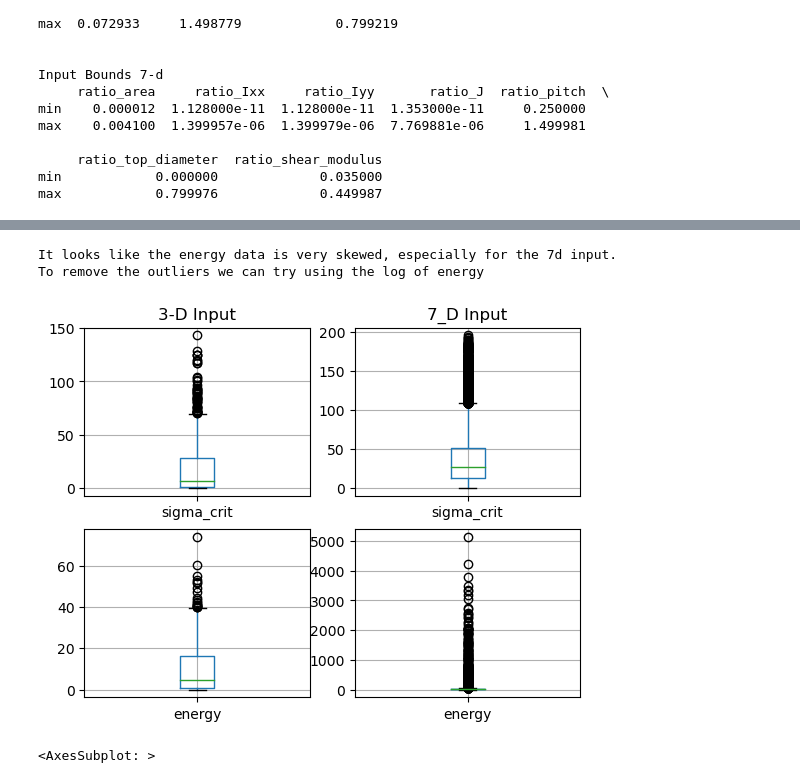
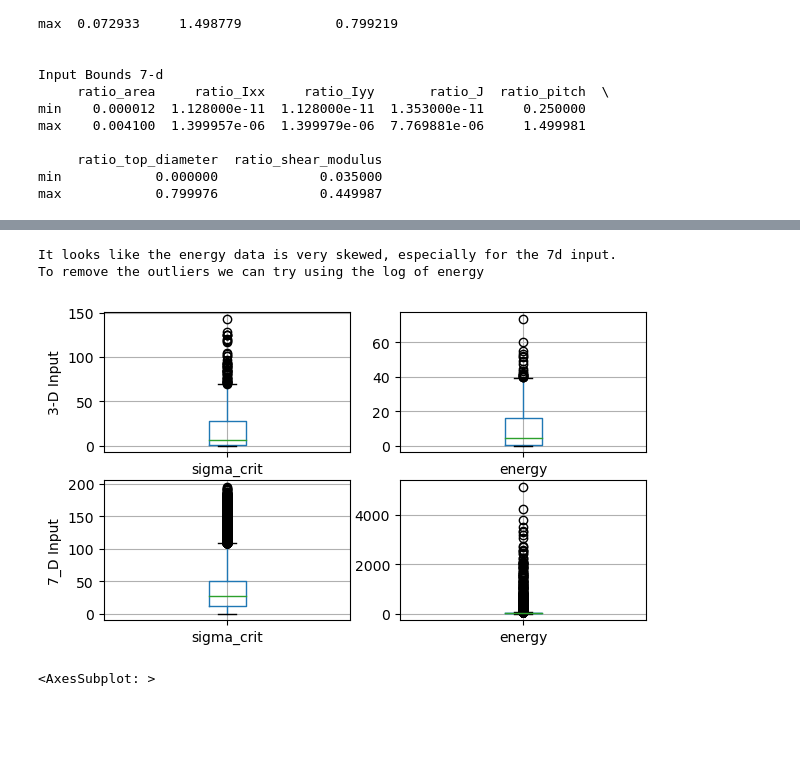
Before and after one commit to justinmiller33/3dasm_project, a Jupyter notebook: part1.ipynb, the cells around one changed output, grey strips where cells are left out. Cells and saved outputs as stored; diff of their text form; code cells hidden in the pictures; blank space fills up the shorter version.

```diff
--- a/part1.ipynb
+++ b/part1.ipynb
@@ -131,22 +171,22 @@ array([[<AxesSubplot: title={'center': 'sigma_crit'}>,
 # %%
 # 1.3 cont. If you find strong outliers, propose a strategy to remove those outliers
-fig, axs = plt.subplots(2, 2)
+fig, axs = plt.subplots(2, 2, figsize=[7,4])
 
 output_3[["sigma_crit"]].boxplot(ax=axs[0,0])
-output_3[["energy"]].boxplot(ax=axs[1,0])
+output_3[["energy"]].boxplot(ax=axs[0,1])
 
-output_7[["sigma_crit"]].boxplot(ax=axs[0,1])
+output_7[["sigma_crit"]].boxplot(ax=axs[1,0])
 output_7[["energy"]].boxplot(ax=axs[1,1])
 
-axs[0,0].set_title("3-D Input")
-axs[0,1].set_title("7_D Input")
+axs[0,0].set_ylabel("3-D Input")
+axs[1,0].set_ylabel("7_D Input")
 
 print("It looks like the energy data is very skewed, especially for the 7d input.")
 print("To remove the outliers we can try using the log of energy")
 # %% [output]
 It looks like the energy data is very skewed, especially for the 7d input.
 To remove the outliers we can try using the log of energy
-[figure, old version]
+[figure, new version]
 # %%
 # 1.3. cont. and save a new database without these outliers.
 output_7["log_energy"] = np.log(output_7[["energy"]])
```
Also changed, not shown: parts of 10 cells of this notebook.
